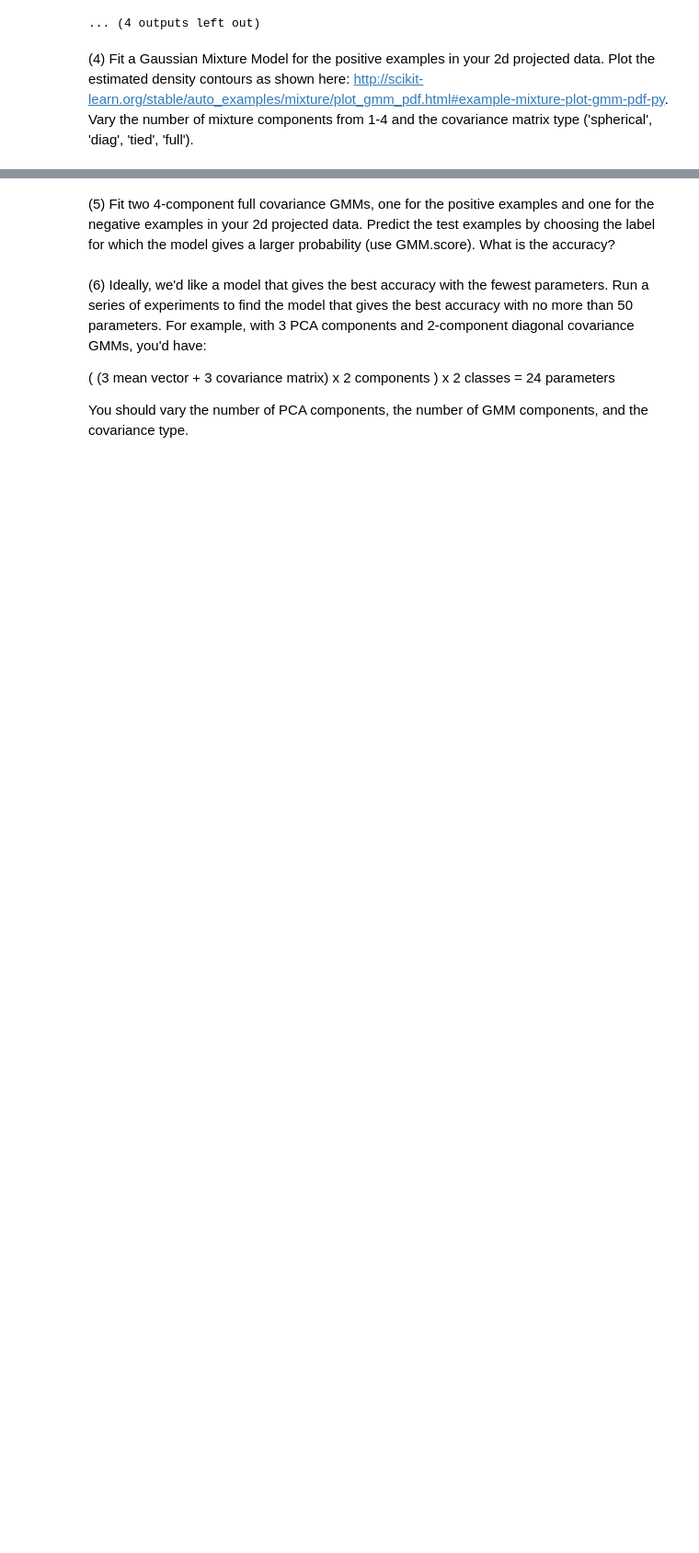
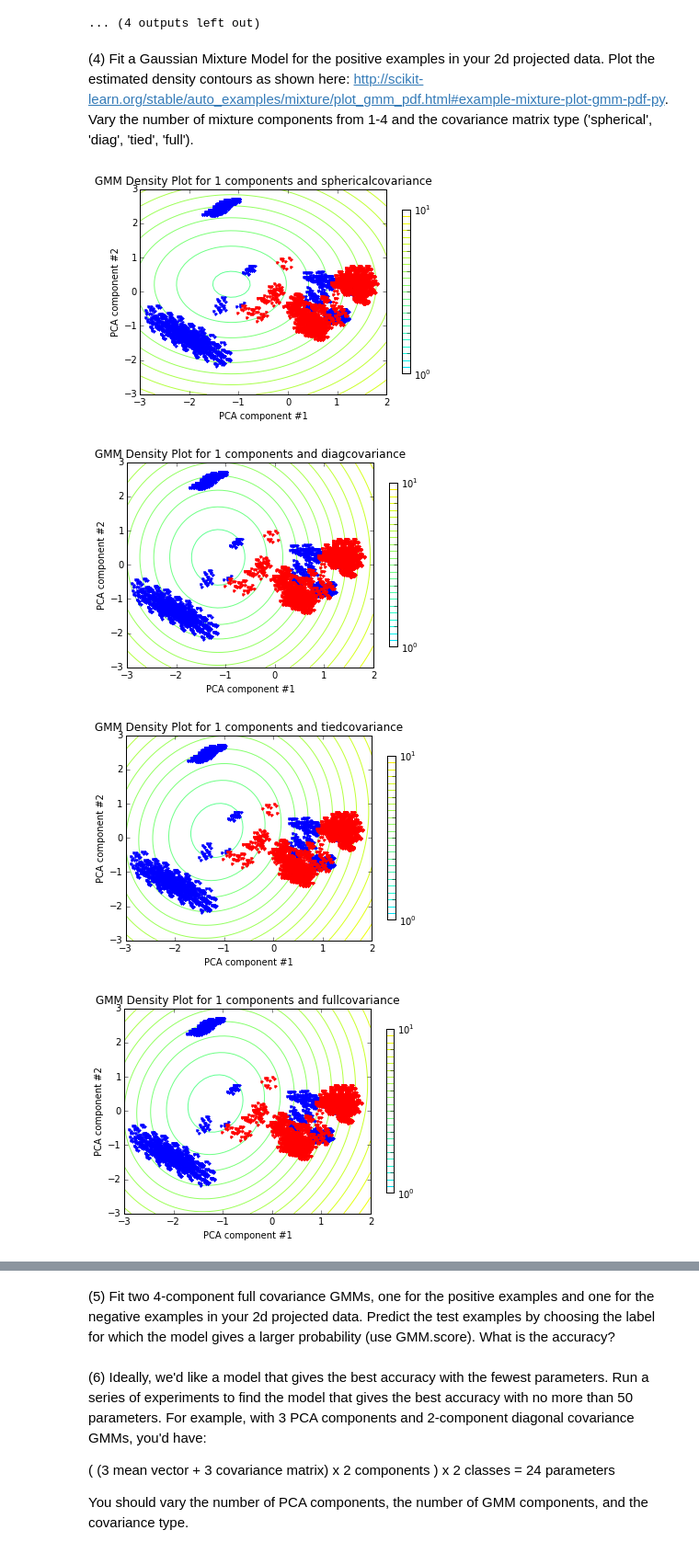
Before and after one commit to jbocharov-mids/W207-Machine-Learning, a Jupyter notebook: John_Bocharov_p3.ipynb, the cells around one changed output, grey strips where cells are left out. Shown at 92% size. Cells and saved outputs as stored; diff of their text form; code cells hidden in the pictures; blank space fills up the shorter version.

```diff
--- a/John_Bocharov_p3.ipynb
+++ b/John_Bocharov_p3.ipynb
@@ -233,0 +227,64 @@ P3()
+# %%
+#def P4():
+### STUDENT START ###
+
+pca = PCA(n_components = 2)
+pca.fit(train_data)
+train_2d = pca.transform(train_data)
+train_2d_poisonous = [ train_2d[index] for index, is_poisonous in enumerate(train_labels) if is_poisonous == 1]
+train_2d_nonpoisonous = [ train_2d[index] for index, is_poisonous in enumerate(train_labels) if is_poisonous == 0]
+train_2d_poisonous_transpose = np.transpose(train_2d_poisonous)
+train_2d_nonpoisonous_transpose = np.transpose(train_2d_nonpoisonous)
+
+def fit_and_show_poisonous_gmm(n_components = 1, covariance_type = 'spherical', figure_number = 1):
+    plt.figure(figure_number)
+
+    poisonous_gmm = GMM(n_components = n_components, covariance_type = covariance_type)
+    poisonous_gmm.fit(train_2d_poisonous)
+
+    x = np.linspace(-3.0, 2.0)
+    y = np.linspace(-3.0, 3.0)
+    X, Y = np.meshgrid(x, y)
+    XX = np.array([X.ravel(), Y.ravel()]).T
+    Z = -poisonous_gmm.score_samples(XX)[0]
+    Z = Z.reshape(X.shape)
+
+
+
+    plt.plot(
+        train_2d_poisonous_transpose[0], train_2d_poisonous_transpose[1], 'b.',
+        train_2d_nonpoisonous_transpose[0], train_2d_nonpoisonous_transpose[1], 'r.'
+    )
+    CS = plt.contour(X, Y, Z, norm=LogNorm(vmin=0.1, vmax=100.0),
+                     levels=np.logspace(0, 1, 25))
+    CB = plt.colorbar(CS, shrink=0.8, extend='both')
+
+    plt.xlabel('PCA component #1')
+    plt.ylabel('PCA component #2')
+    plt.title('GMM Density Plot for '
+              + str(n_components) + ' components and '
+              + covariance_type + 'covariance')
+
+def P4(min_components = 1, max_components = 4):
+    figure_number = 1
+    for n_components in range(min_components, max_components + 1):
+        for covariance_type in ('spherical', 'diag', 'tied', 'full'):
+            fit_and_show_poisonous_gmm(
+                n_components = n_components,
+                covariance_type = covariance_type,
+                figure_number = figure_number
+            )
+
+            figure_number = figure_number + 1
+    plt.plot();
+P4()
+
+
+### STUDENT END ###
+
+#P4()
+# %% [output]
+[figure, added]
+[figure, added]
+[figure, added]
+[figure, added]
```
Also changed, not shown: parts of 2 cells of this notebook, 1 other file.
